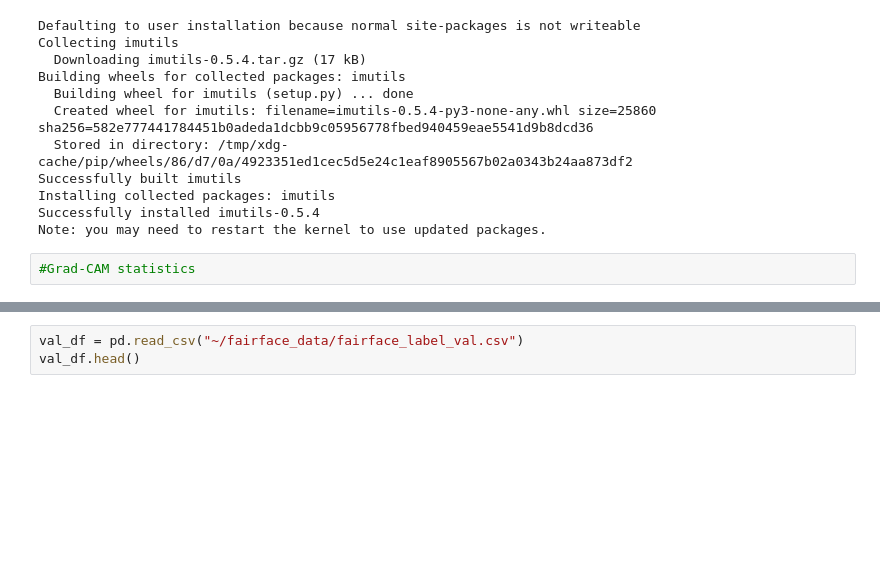
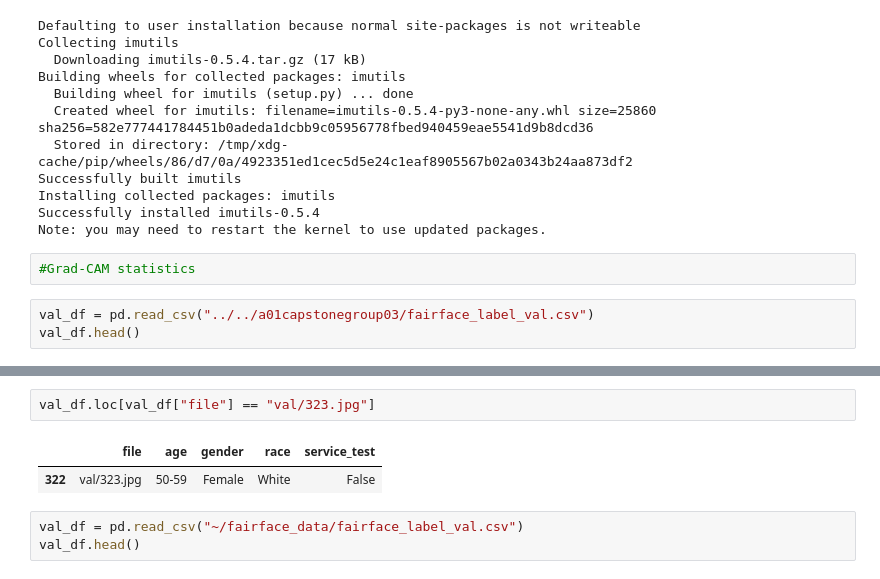
Before and after one commit to sudikshas/Racial_Classification_XAI_Model, a Jupyter notebook: notebook/gradcam++.ipynb, the cells around one changed output, grey strips where cells are left out. Drawn from its saved outputs; the diff is of its cells as text; blank space fills up the shorter version.

```diff
--- a/notebook/gradcam++.ipynb
+++ b/notebook/gradcam++.ipynb
@@ -544,3 +545,6 @@ Successfully installed imutils-0.5.4
 Note: you may need to restart the kernel to use updated packages.
 # %%
 #Grad-CAM statistics
+# %%
+val_df = pd.read_csv("../../a01capstonegroup03/fairface_label_val.csv")
+val_df.head()
@@ -547,3 +558,8 @@ Note: you may need to restart the kernel to use updated packages.
+# %%
+val_df.loc[val_df["file"] == "val/323.jpg"]
+# %% [output]
+|  | file | age | gender | race | service_test |
+| 322 | val/323.jpg | 50-59 | Female | White | False |
 # %%
 val_df = pd.read_csv("~/fairface_data/fairface_label_val.csv")
 val_df.head()
```
Also changed, not shown: parts of 11 cells of this notebook, 21 other files.
